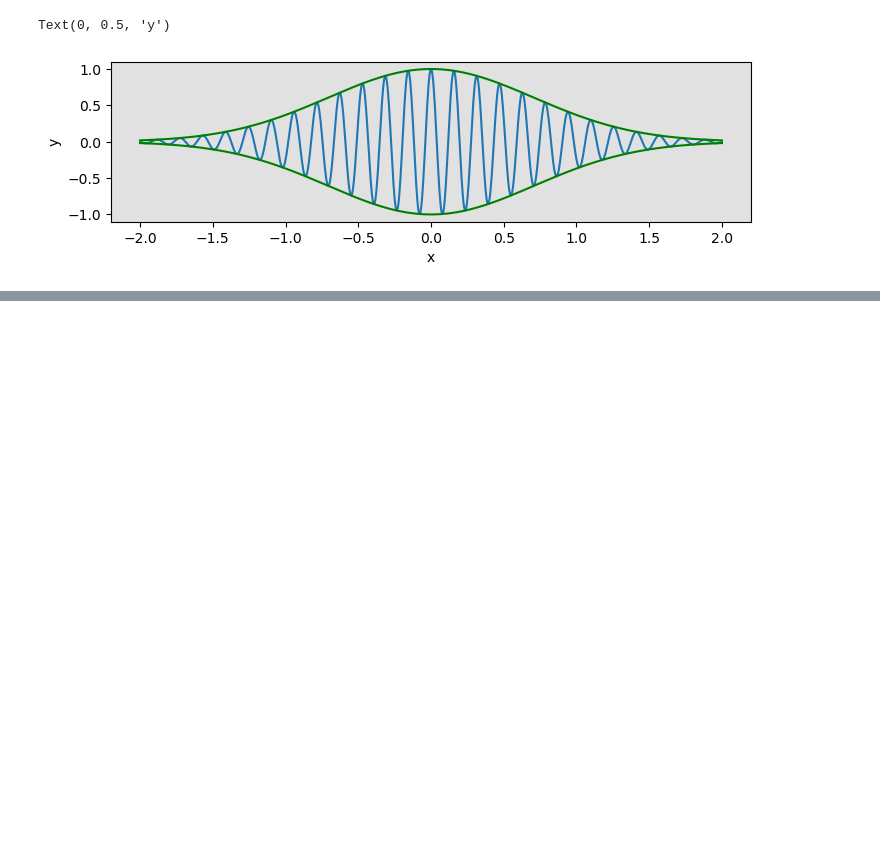
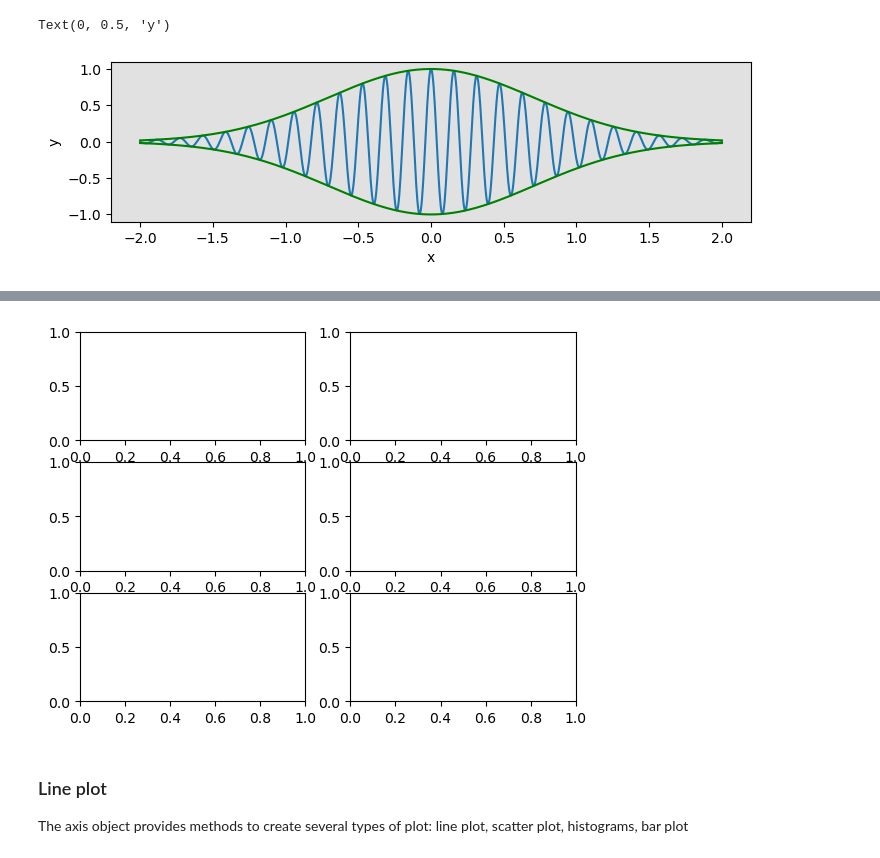
Before and after one commit to luigiselmi/numethods, a Jupyter notebook: plotting_and_visualization.ipynb, the cells around one changed output, grey strips where cells are left out. Drawn from its saved outputs; the diff is of its cells as text; code cells hidden in the pictures; blank space fills up the shorter version.

Commit message:
plotting methods

```diff
--- a/plotting_and_visualization.ipynb
+++ b/plotting_and_visualization.ipynb
@@ -60,0 +64,7 @@ Text(0, 0.5, 'y')
+# %%
+fig, axes = plt.subplots(nrows=3, ncols=2)
+# %% [output]
+[figure, added]
+# %% [markdown]
+### Line plot
+The axis object provides methods to create several types of plot: line plot, scatter plot, histograms, bar plot
```
Also changed, not shown: parts of 12 cells of this notebook, 1 other file.
